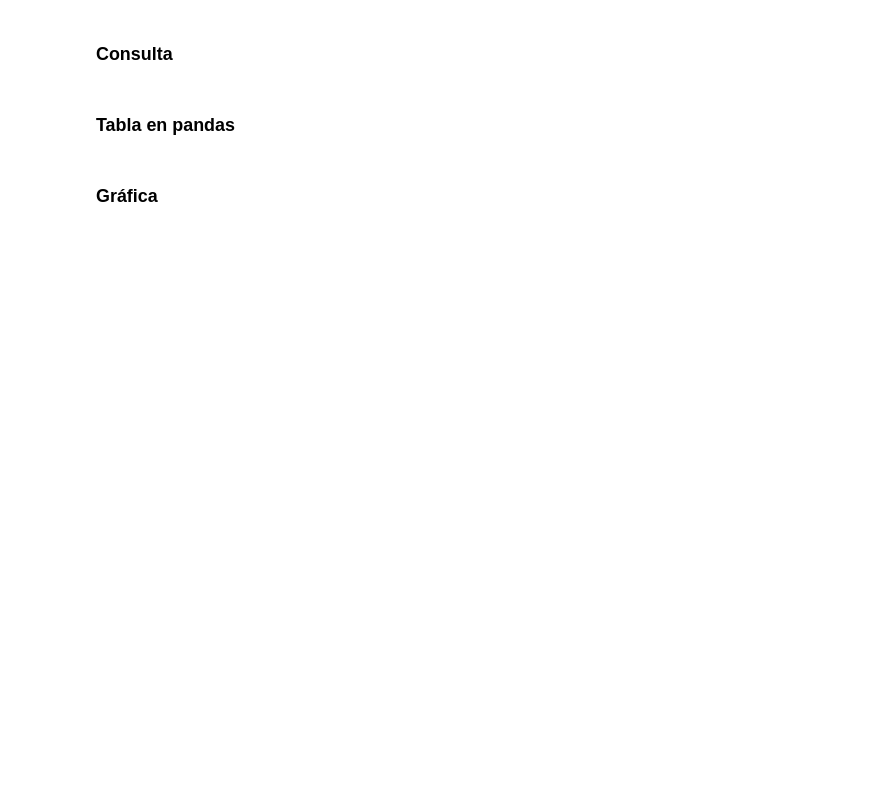
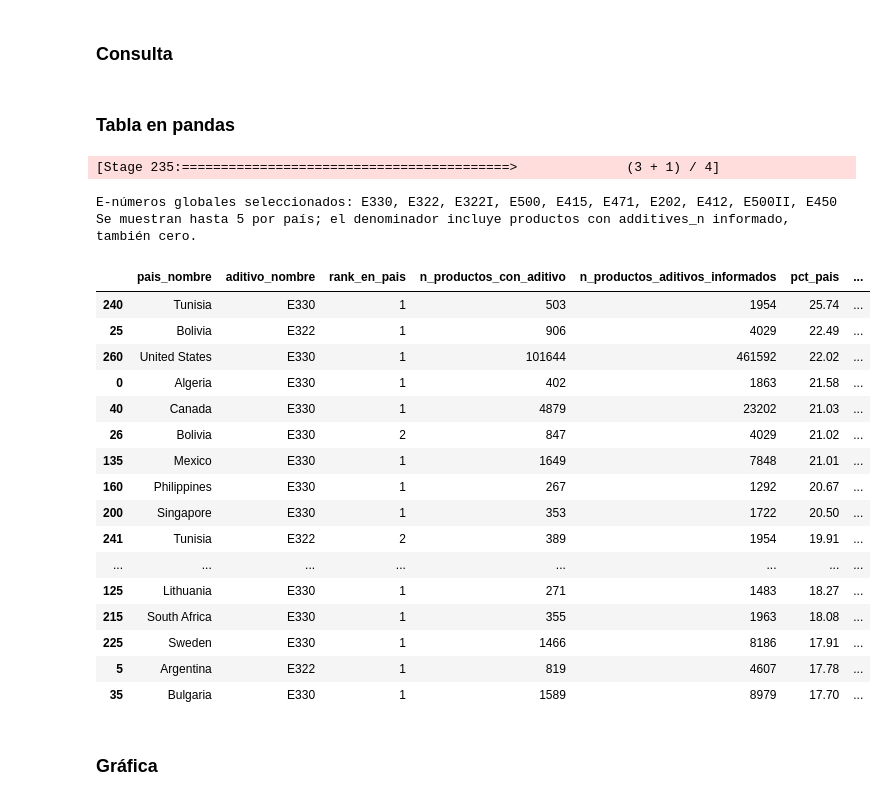
Before and after one commit to albertxestrada/BigData-OpenFoodFacts, a Jupyter notebook: src/client_consulta/consultas.ipynb, the cells around one changed output. Cells and saved outputs as stored; diff of their text form; code cells hidden in the pictures; blank space fills up the shorter version.

```diff
--- a/src/client_consulta/consultas.ipynb
+++ b/src/client_consulta/consultas.ipynb
@@ -763,2 +1038,37 @@ Limitaciones: se mide si el producto cumple el umbral, no si lo declara en la et
+# %%
+p9 = resultado.toPandas()
+p9["pais_nombre"] = p9.pais.str.replace(r"^[a-z]{2}:", "", regex=True).str.replace("-", " ").str.title()
+p9["aditivo_nombre"] = p9.aditivo.str.replace(r"^en:", "", regex=True).str.upper()
+
+assert (p9.n_productos_con_aditivo <= p9.n_productos_aditivos_informados).all()
+assert p9.pct_pais.between(0, 100).all()
+assert (p9.n_productos_aditivos_informados >= MIN_PRODUCTOS_PAIS_P9).all()
+
+print(f"E-números globales seleccionados: {', '.join(a.upper().replace('EN:', '') for a in top_aditivos_p9)}")
+print(f"Se muestran hasta {TOP_POR_PAIS_P9} por país; el denominador incluye productos con additives_n informado, también cero.")
+p9_tabla = p9.sort_values(["pct_pais", "n_global"], ascending=[False, False]).head(30)
+p9_tabla[["pais_nombre", "aditivo_nombre", "rank_en_pais", "n_productos_con_aditivo",
+          "n_productos_aditivos_informados", "pct_pais", "n_global"]].round(2)
+# %% [output]
+[Stage 235:==========================================>              (3 + 1) / 4]
+E-números globales seleccionados: E330, E322, E322I, E500, E415, E471, E202, E412, E500II, E450
+Se muestran hasta 5 por país; el denominador incluye productos con additives_n informado, también cero.
+|  | pais_nombre | aditivo_nombre | rank_en_pais | n_productos_con_aditivo | n_productos_aditivos_informados | pct_pais | ... |
+| 240 | Tunisia | E330 | 1 | 503 | 1954 | 25.74 | ... |
+| 25 | Bolivia | E322 | 1 | 906 | 4029 | 22.49 | ... |
+| 260 | United States | E330 | 1 | 101644 | 461592 | 22.02 | ... |
+| 0 | Algeria | E330 | 1 | 402 | 1863 | 21.58 | ... |
+| 40 | Canada | E330 | 1 | 4879 | 23202 | 21.03 | ... |
+| 26 | Bolivia | E330 | 2 | 847 | 4029 | 21.02 | ... |
+| 135 | Mexico | E330 | 1 | 1649 | 7848 | 21.01 | ... |
+| 160 | Philippines | E330 | 1 | 267 | 1292 | 20.67 | ... |
+| 200 | Singapore | E330 | 1 | 353 | 1722 | 20.50 | ... |
+| 241 | Tunisia | E322 | 2 | 389 | 1954 | 19.91 | ... |
+| ... | ... | ... | ... | ... | ... | ... | ... |
+| 125 | Lithuania | E330 | 1 | 271 | 1483 | 18.27 | ... |
+| 215 | South Africa | E330 | 1 | 355 | 1963 | 18.08 | ... |
+| 225 | Sweden | E330 | 1 | 1466 | 8186 | 17.91 | ... |
+| 5 | Argentina | E322 | 1 | 819 | 4607 | 17.78 | ... |
+| 35 | Bulgaria | E330 | 1 | 1589 | 8979 | 17.70 | ... |
 # %% [markdown]
 ### Gráfica
```
Also changed, not shown: parts of 49 cells of this notebook.
